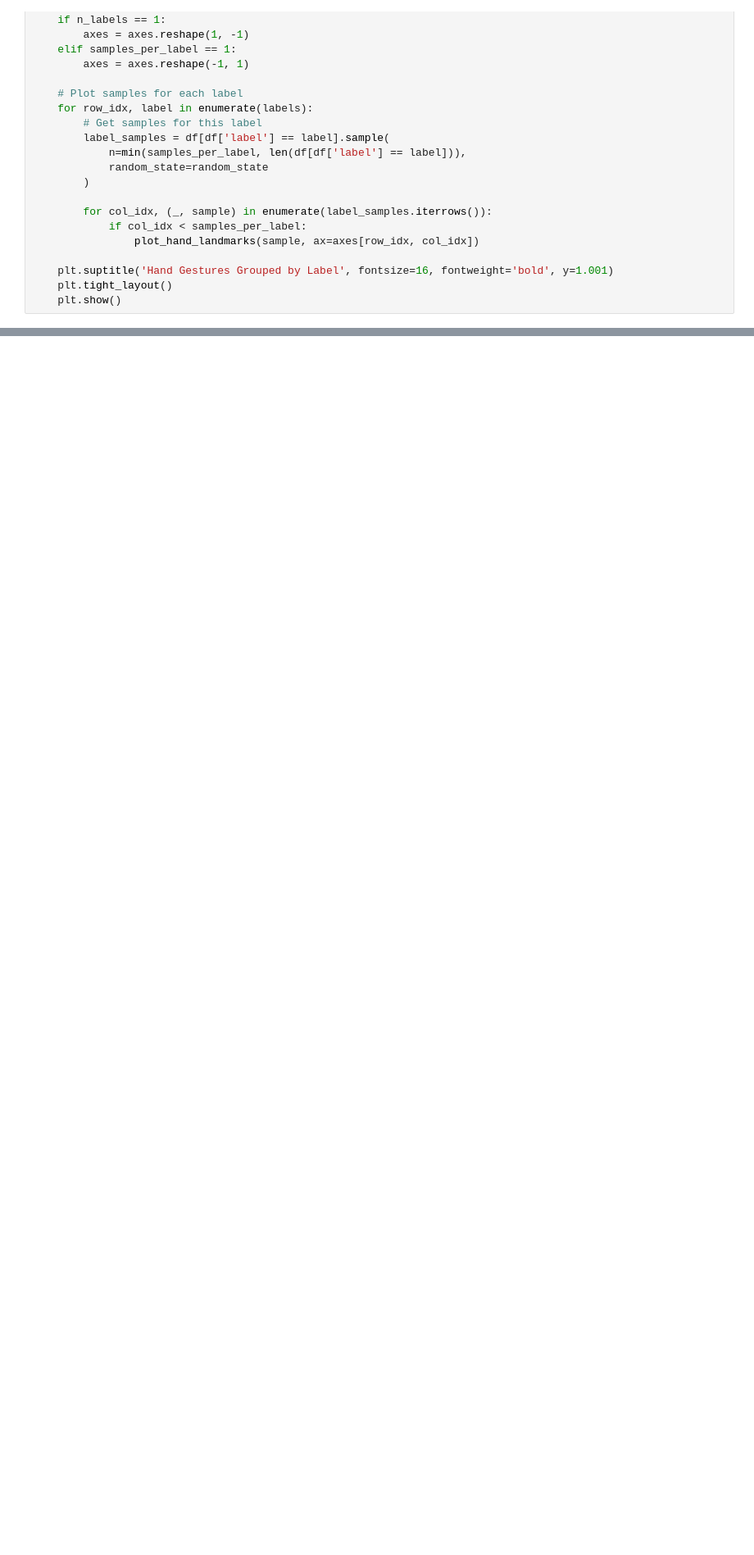
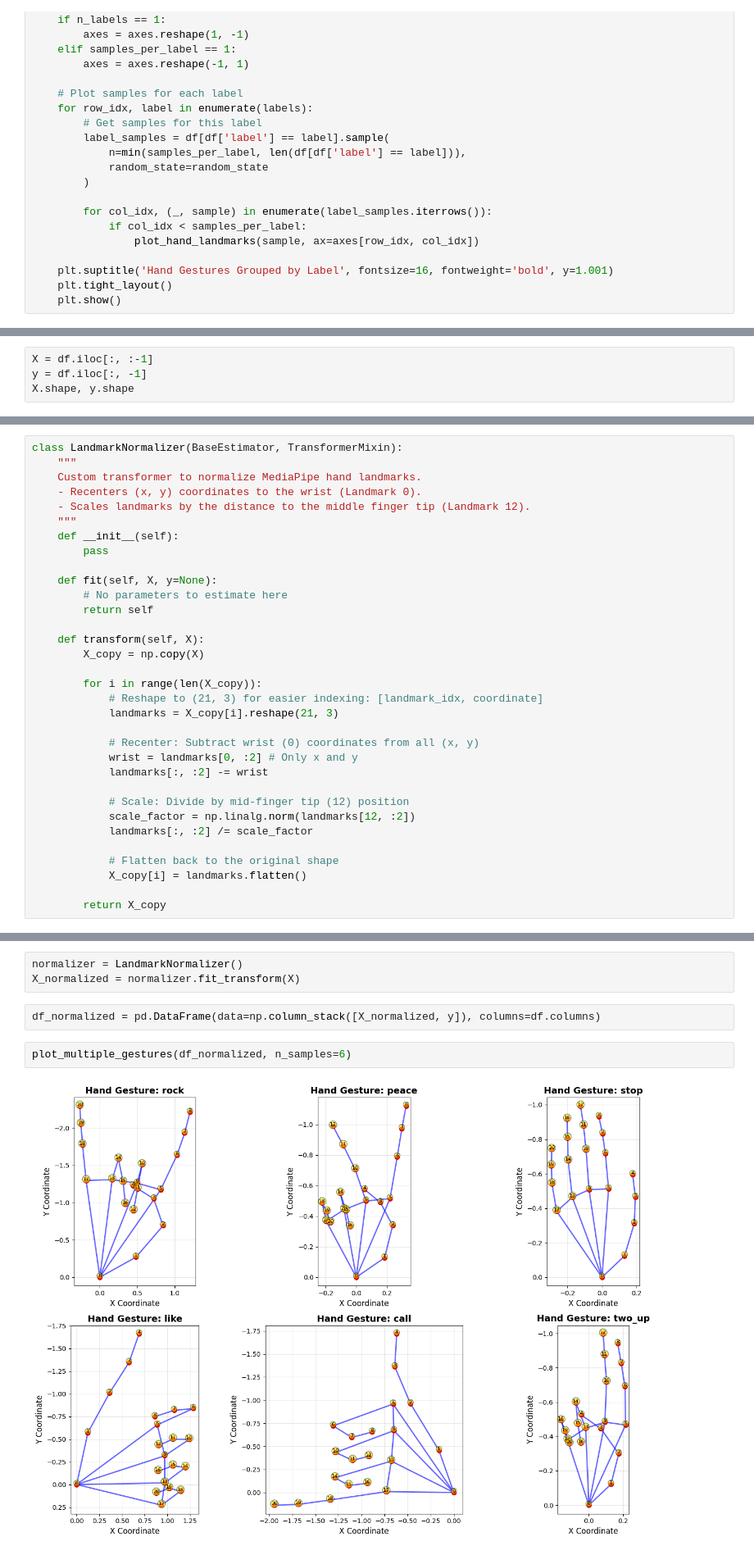
Before and after one commit to reda1609/Hand-Gesture-Classification, a Jupyter notebook: main.ipynb, the cells around one changed output, grey strips where cells are left out. Shown at 82% size. Drawn from its saved outputs; the diff is of its cells as text; blank space fills up the shorter version.

Commit message:
Implement data splitting and normalization as a part of the preprocessing steps

```diff
--- a/main.ipynb
+++ b/main.ipynb
@@ -231,0 +244,4 @@ plot_gestures_by_label(df, labels=['call', 'peace', 'fist'], samples_per_label=3
+# %%
+X = df.iloc[:, :-1]
+y = df.iloc[:, -1]
+X.shape, y.shape
@@ -231,0 +259,33 @@ plot_gestures_by_label(df, labels=['call', 'peace', 'fist'], samples_per_label=3
+# %%
+class LandmarkNormalizer(BaseEstimator, TransformerMixin):
+    """
+    Custom transformer to normalize MediaPipe hand landmarks.
+    - Recenters (x, y) coordinates to the wrist (Landmark 0).
+    - Scales landmarks by the distance to the middle finger tip (Landmark 12).
+    """
+    def __init__(self):
+        pass
+
+    def fit(self, X, y=None):
+        # No parameters to estimate here
+        return self
+
+    def transform(self, X):
+        X_copy = np.copy(X)
+
+        for i in range(len(X_copy)):
+            # Reshape to (21, 3) for easier indexing: [landmark_idx, coordinate]
+            landmarks = X_copy[i].reshape(21, 3)
+
+            # Recenter: Subtract wrist (0) coordinates from all (x, y)
+            wrist = landmarks[0, :2] # Only x and y
+            landmarks[:, :2] -= wrist
+
+            # Scale: Divide by mid-finger tip (12) position
+            scale_factor = np.linalg.norm(landmarks[12, :2])
+            landmarks[:, :2] /= scale_factor
+
+            # Flatten back to the original shape
+            X_copy[i] = landmarks.flatten()
+
+        return X_copy
@@ -231,0 +294,9 @@ plot_gestures_by_label(df, labels=['call', 'peace', 'fist'], samples_per_label=3
+# %%
+normalizer = LandmarkNormalizer()
+X_normalized = normalizer.fit_transform(X)
+# %%
+df_normalized = pd.DataFrame(data=np.column_stack([X_normalized, y]), columns=df.columns)
+# %%
+plot_multiple_gestures(df_normalized, n_samples=6)
+# %% [output]
+[figure, added]
```
Also changed, not shown: parts of 9 cells of this notebook.
